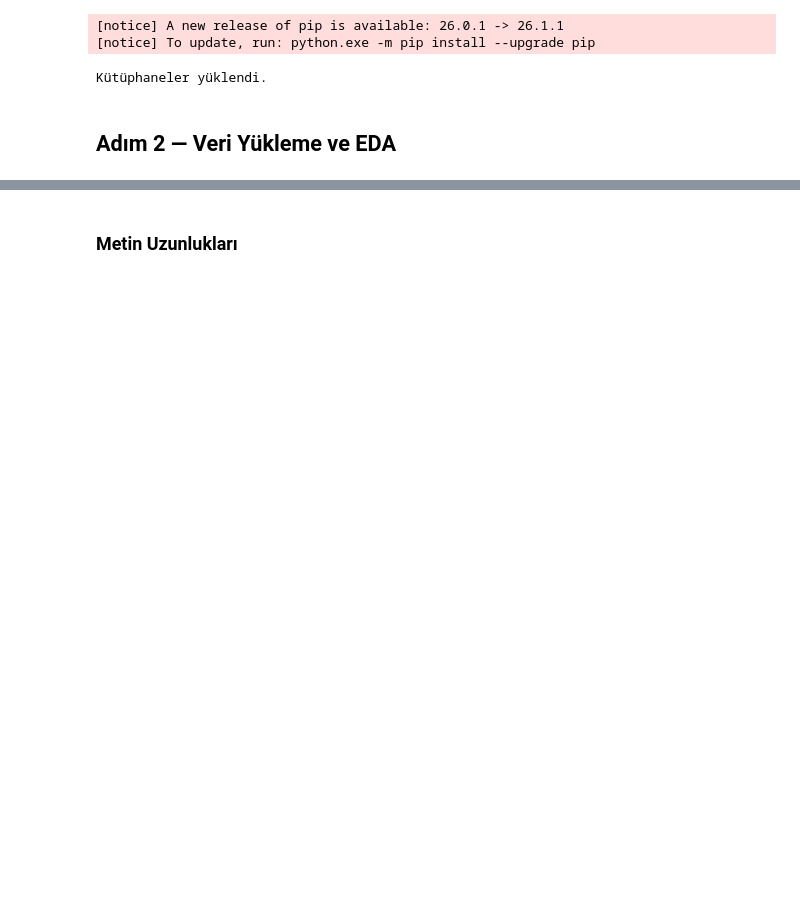
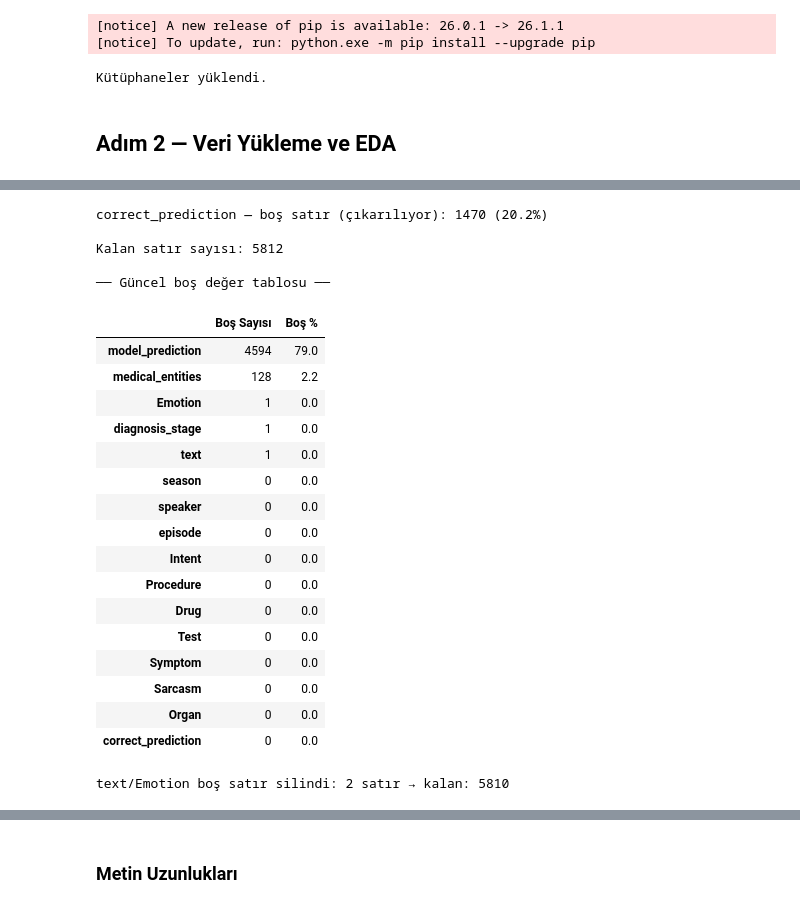
Before and after one commit to gadex203/HouseMD_NLP, a Jupyter notebook: housemd_classification.ipynb, the cells around one changed output, grey strips where cells are left out. Drawn from its saved outputs; the diff is of its cells as text; code cells hidden in the pictures; blank space fills up the shorter version.

```diff
--- a/housemd_classification.ipynb
+++ b/housemd_classification.ipynb
@@ -81 +100,43 @@ pd.DataFrame({'Boş Sayısı': bos, 'Boş %': (bos / len(df) * 100).round(1)})
 | Sarcasm | 0 | 0.0 |
+# %%
+# correct_prediction'daki NaN satırlar çıkarılıyor.
+# Bu satırlarda hedef etiket yok; etiket olmadan denetimli öğrenme mümkün değil.
+null_hedef = df['correct_prediction'].isnull().sum()
+print(f'correct_prediction — boş satır (çıkarılıyor): {null_hedef} ({null_hedef/len(df)*100:.1f}%)')
+df = df[df['correct_prediction'].notna()].copy()
+
+print(f'\nKalan satır sayısı: {len(df)}')
+print('\n── Güncel boş değer tablosu ──')
+bos2 = df.isnull().sum().sort_values(ascending=False)
+pd.DataFrame({'Boş Sayısı': bos2, 'Boş %': (bos2 / len(df) * 100).round(1)})
+# %% [output]
+correct_prediction — boş satır (çıkarılıyor): 1470 (20.2%)
+
+Kalan satır sayısı: 5812
+
+── Güncel boş değer tablosu ──
+|  | Boş Sayısı | Boş % |
+| model_prediction | 4594 | 79.0 |
+| medical_entities | 128 | 2.2 |
+| Emotion | 1 | 0.0 |
+| diagnosis_stage | 1 | 0.0 |
+| text | 1 | 0.0 |
+| season | 0 | 0.0 |
+| speaker | 0 | 0.0 |
+| episode | 0 | 0.0 |
+| Intent | 0 | 0.0 |
+| Procedure | 0 | 0.0 |
+| Drug | 0 | 0.0 |
+| Test | 0 | 0.0 |
+| Symptom | 0 | 0.0 |
+| Sarcasm | 0 | 0.0 |
+| Organ | 0 | 0.0 |
+| correct_prediction | 0 | 0.0 |
+# %%
+# text ve Emotion sütunlarındaki 1-2 boş satır siliniyor.
+# Sayı çok az olduğundan veri kaybı ihmal edilebilir düzeyde.
+once = len(df)
+df = df.dropna(subset=['text', 'Emotion']).copy()
+print(f'text/Emotion boş satır silindi: {once - len(df)} satır → kalan: {len(df)}')
+# %% [output]
+text/Emotion boş satır silindi: 2 satır → kalan: 5810
```
Also changed, not shown: parts of 17 cells of this notebook.
